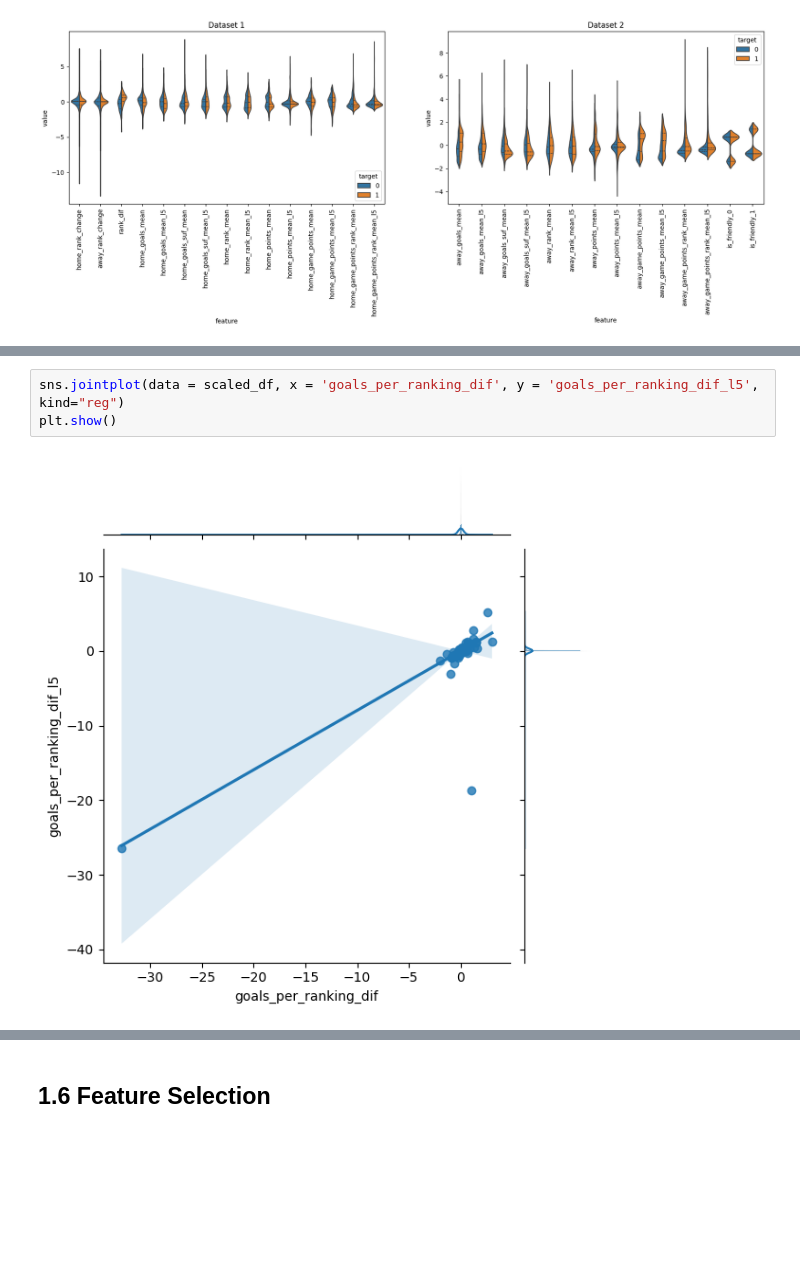
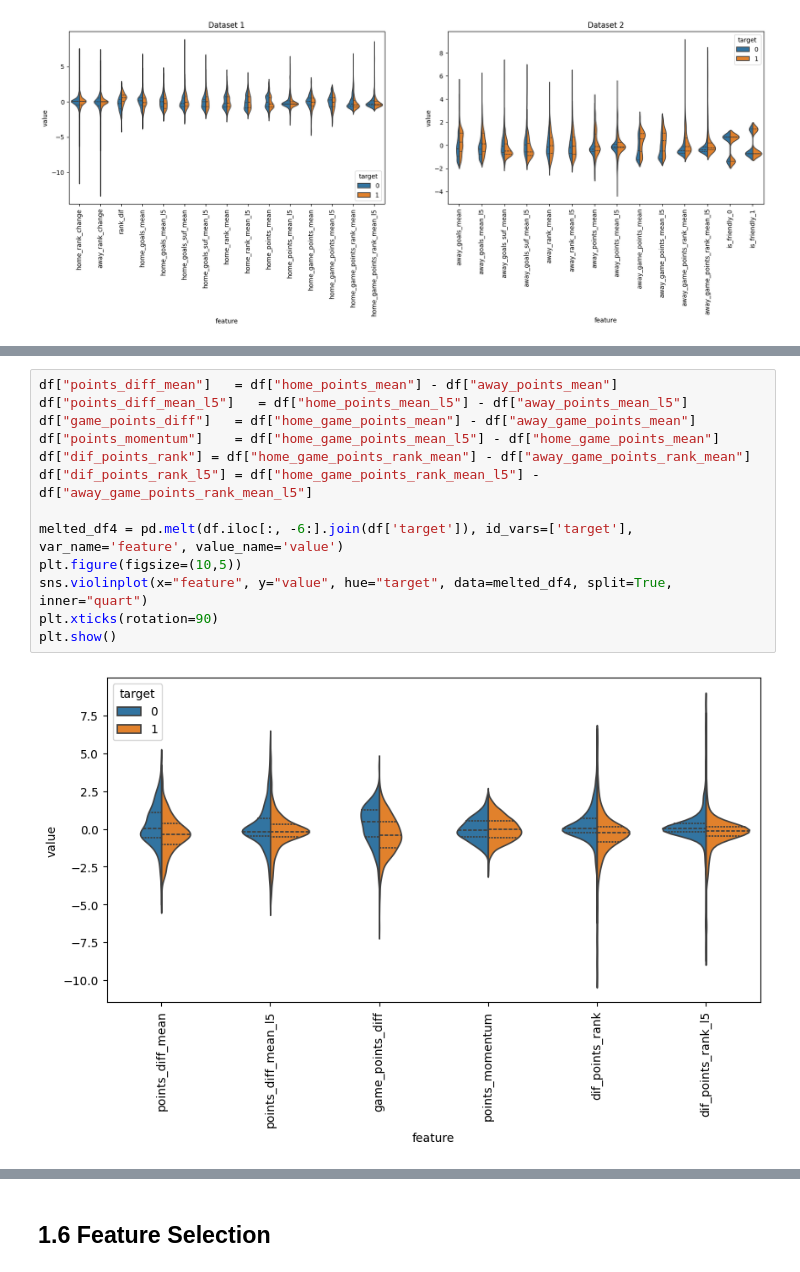
Before and after one commit to aimeele97/2026worldcup_match_outcome_prediction, a Jupyter notebook: fifa_prediction.ipynb, the cells around one changed output, grey strips where cells are left out. Cells and saved outputs as stored; diff of their text form; blank space fills up the shorter version.

```diff
--- a/fifa_prediction.ipynb
+++ b/fifa_prediction.ipynb
@@ -585,8 +534,18 @@ plt.show()
-# %%
-sns.jointplot(data = scaled_df, x = 'goals_per_ranking_dif', y = 'goals_per_ranking_dif_l5', kind="reg")
-plt.show()
-# %% [output]
-[figure, removed]
+# %%
+df["points_diff_mean"]   = df["home_points_mean"] - df["away_points_mean"]
+df["points_diff_mean_l5"]   = df["home_points_mean_l5"] - df["away_points_mean_l5"]
+df["game_points_diff"]   = df["home_game_points_mean"] - df["away_game_points_mean"]
+df["points_momentum"]    = df["home_game_points_mean_l5"] - df["home_game_points_mean"]
+df["dif_points_rank"] = df["home_game_points_rank_mean"] - df["away_game_points_rank_mean"]
+df["dif_points_rank_l5"] = df["home_game_points_rank_mean_l5"] - df["away_game_points_rank_mean_l5"]
+
+melted_df4 = pd.melt(df.iloc[:, -6:].join(df['target']), id_vars=['target'], var_name='feature', value_name='value')
+plt.figure(figsize=(10,5))
+sns.violinplot(x="feature", y="value", hue="target", data=melted_df4, split=True, inner="quart")
+plt.xticks(rotation=90)
+plt.show()
+# %% [output]
+[figure, added]
 # %%
 fig, axes = plt.subplots(1, 3, figsize=(18, 5))
 
```
Also changed, not shown: parts of 16 cells of this notebook.
